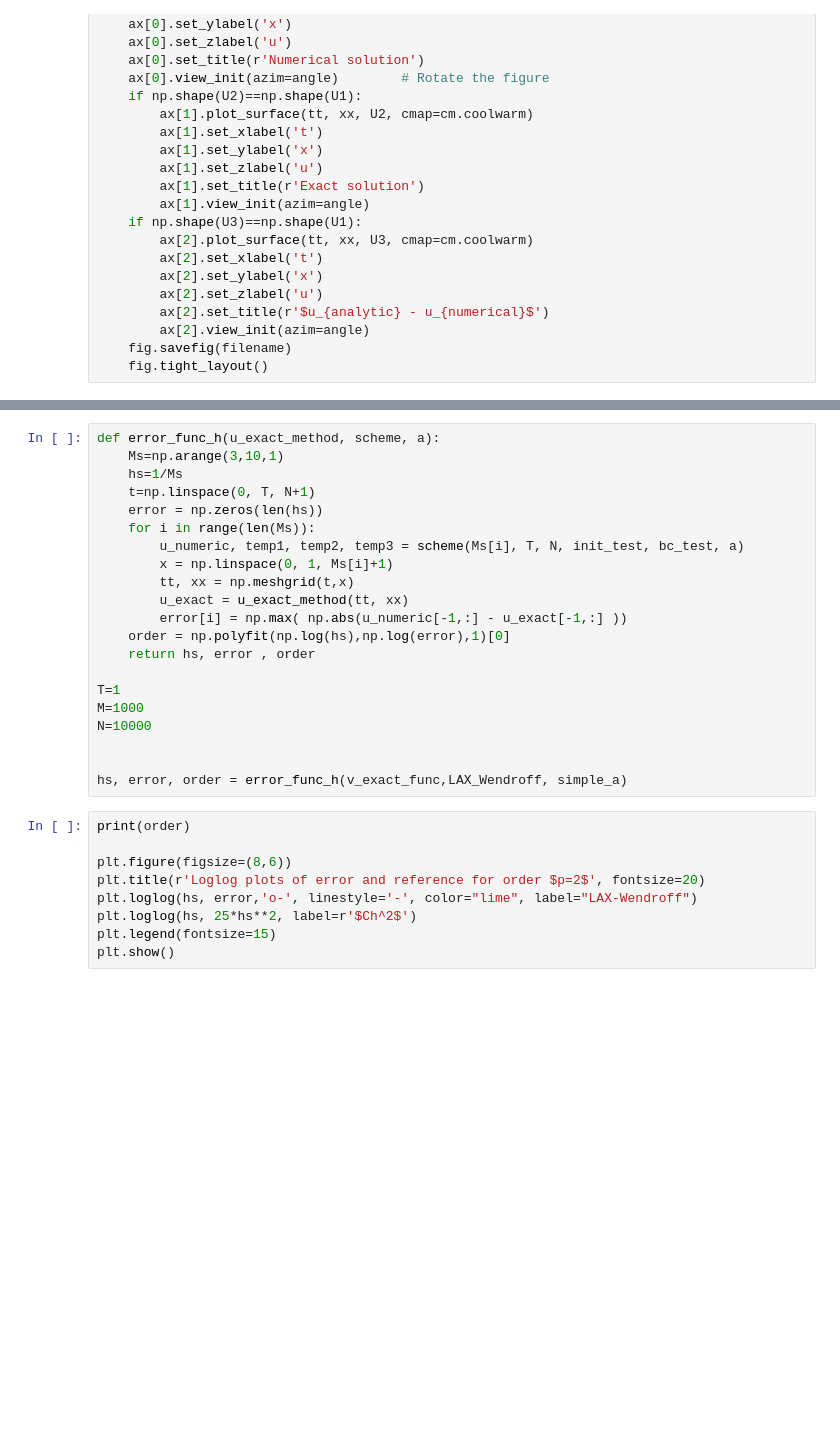
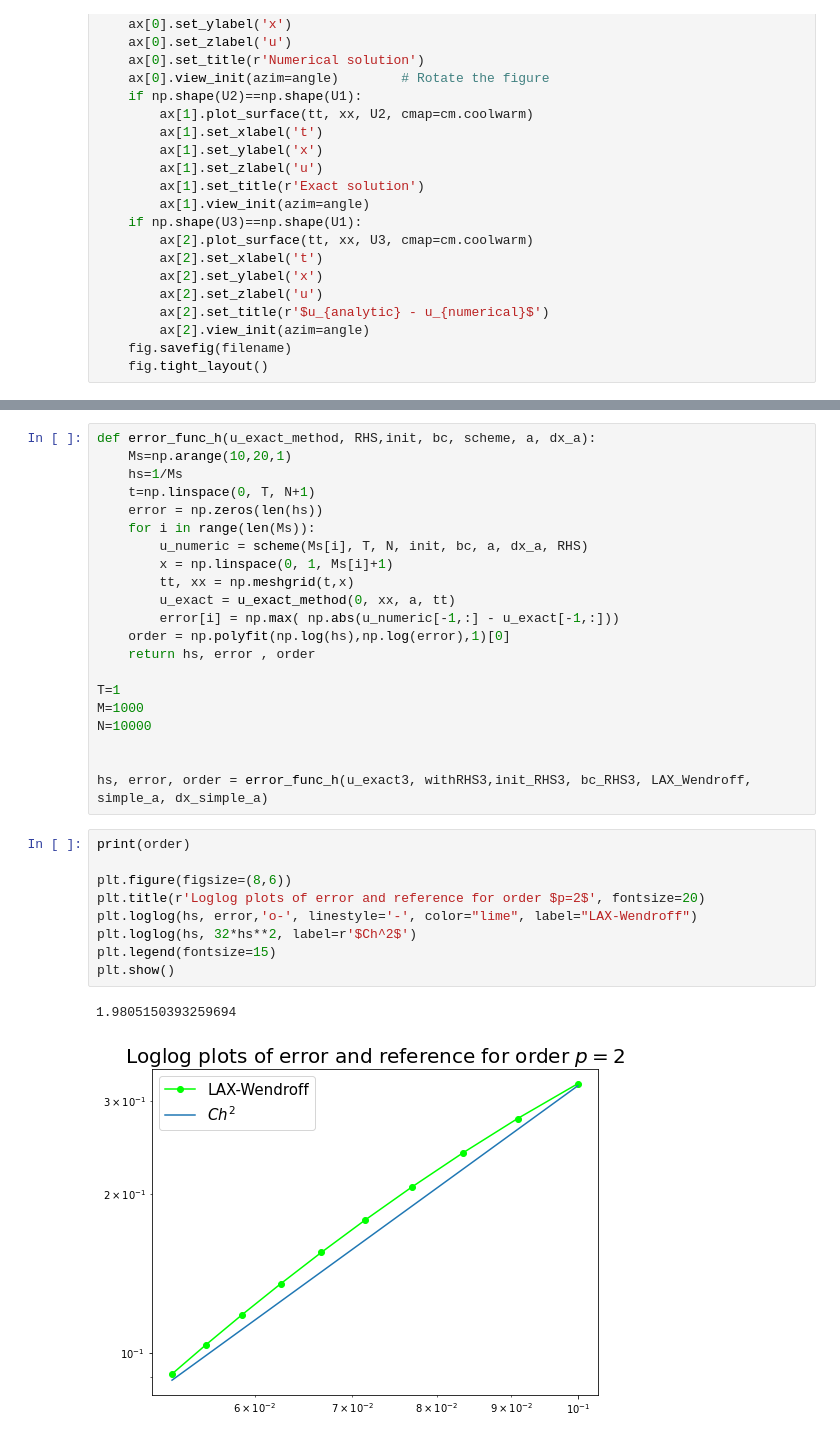
Before and after one commit to ulrikunneberg/numdiffprosj2, a Jupyter notebook: Gorms Big Dick Fil.ipynb, the cells around one changed output, grey strips where cells are left out. Drawn from its saved outputs; the diff is of its cells as text; blank space fills up the shorter version.

```diff
--- a/Gorms Big Dick Fil.ipynb
+++ b/Gorms Big Dick Fil.ipynb
@@ -187,15 +145,15 @@ plot_solutionTest(test2, exact2, diff2, angle=50, filename="numeric upwind vs ex
 # %%
-def error_func_h(u_exact_method, scheme, a):
-    Ms=np.arange(3,10,1)
+def error_func_h(u_exact_method, RHS,init, bc, scheme, a, dx_a):
+    Ms=np.arange(10,20,1)
     hs=1/Ms
     t=np.linspace(0, T, N+1)
     error = np.zeros(len(hs))
     for i in range(len(Ms)):
-        u_numeric, temp1, temp2, temp3 = scheme(Ms[i], T, N, init_test, bc_test, a)
+        u_numeric = scheme(Ms[i], T, N, init, bc, a, dx_a, RHS)
         x = np.linspace(0, 1, Ms[i]+1)
         tt, xx = np.meshgrid(t,x)
-        u_exact = u_exact_method(tt, xx)
-        error[i] = np.max( np.abs(u_numeric[-1,:] - u_exact[-1,:] ))
+        u_exact = u_exact_method(0, xx, a, tt)
+        error[i] = np.max( np.abs(u_numeric[-1,:] - u_exact[-1,:]))
     order = np.polyfit(np.log(hs),np.log(error),1)[0]
     return hs, error , order
 
@@ -204,13 +162,16 @@ M=1000
 N=10000
 
 
-hs, error, order = error_func_h(v_exact_func,LAX_Wendroff, simple_a)
+hs, error, order = error_func_h(u_exact3, withRHS3,init_RHS3, bc_RHS3, LAX_Wendroff, simple_a, dx_simple_a)
 # %%
 print(order)
 
 plt.figure(figsize=(8,6))
 plt.title(r'Loglog plots of error and reference for order $p=2$', fontsize=20)
 plt.loglog(hs, error,'o-', linestyle='-', color="lime", label="LAX-Wendroff")
-plt.loglog(hs, 25*hs**2, label=r'$Ch^2$')
+plt.loglog(hs, 32*hs**2, label=r'$Ch^2$')
 plt.legend(fontsize=15)
 plt.show()
+# %% [output]
+1.9805150393259694
+[figure, added]
```
Also changed, not shown: parts of 9 cells of this notebook.
